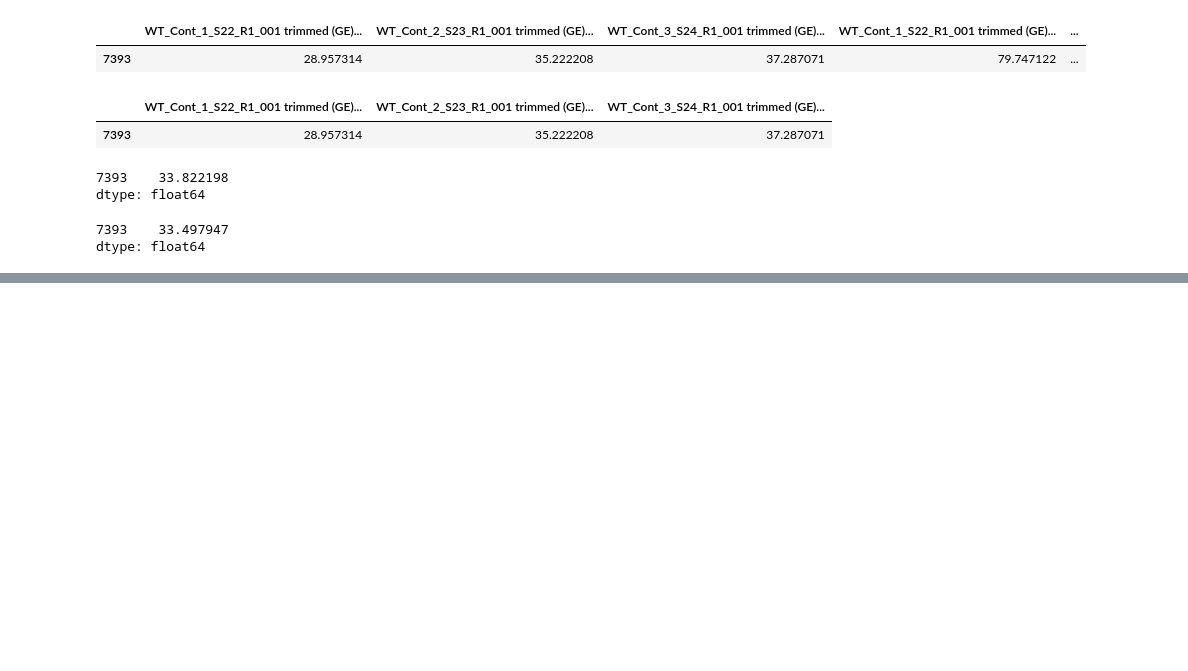
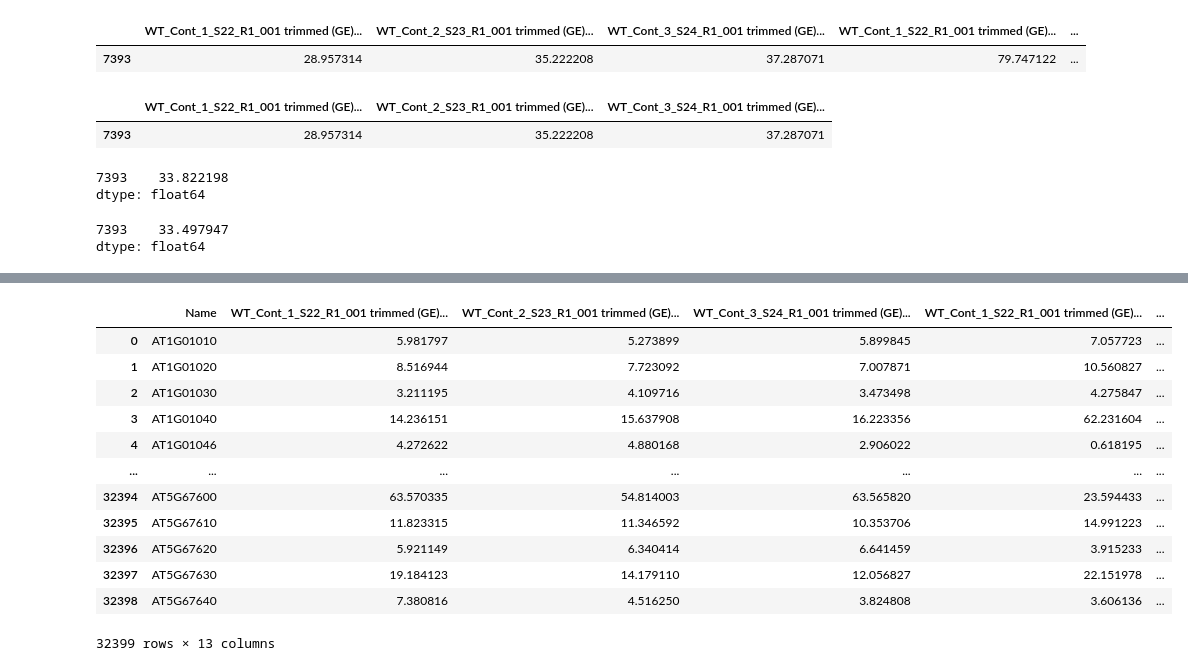
Before and after one commit to naonaonao708/bioinfo, a Jupyter notebook: tes_20220623.ipynb, the cells around one changed output, grey strips where cells are left out. Saved outputs shown, nothing was run; the diff lists cells and outputs as text; code cells hidden in the pictures; blank space fills up the shorter version.

```diff
--- a/tes_20220623.ipynb
+++ b/tes_20220623.ipynb
@@ -159,0 +157,16 @@ KeyboardInterrupt:
+# %%
+df_wt
+# %% [output]
+|  | Name | WT_Cont_1_S22_R1_001 trimmed (GE)... | WT_Cont_2_S23_R1_001 trimmed (GE)... | WT_Cont_3_S24_R1_001 trimmed (GE)... | WT_Cont_1_S22_R1_001 trimmed (GE)... | ... |
+| 0 | AT1G01010 | 5.981797 | 5.273899 | 5.899845 | 7.057723 | ... |
+| 1 | AT1G01020 | 8.516944 | 7.723092 | 7.007871 | 10.560827 | ... |
+| 2 | AT1G01030 | 3.211195 | 4.109716 | 3.473498 | 4.275847 | ... |
+| 3 | AT1G01040 | 14.236151 | 15.637908 | 16.223356 | 62.231604 | ... |
+| 4 | AT1G01046 | 4.272622 | 4.880168 | 2.906022 | 0.618195 | ... |
+| ... | ... | ... | ... | ... | ... | ... |
+| 32394 | AT5G67600 | 63.570335 | 54.814003 | 63.565820 | 23.594433 | ... |
+| 32395 | AT5G67610 | 11.823315 | 11.346592 | 10.353706 | 14.991223 | ... |
+| 32396 | AT5G67620 | 5.921149 | 6.340414 | 6.641459 | 3.915233 | ... |
+| 32397 | AT5G67630 | 19.184123 | 14.179110 | 12.056827 | 22.151978 | ... |
+| 32398 | AT5G67640 | 7.380816 | 4.516250 | 3.824808 | 3.606136 | ... |
+32399 rows × 13 columns
```
Also changed, not shown: parts of 1 cell of this notebook.
